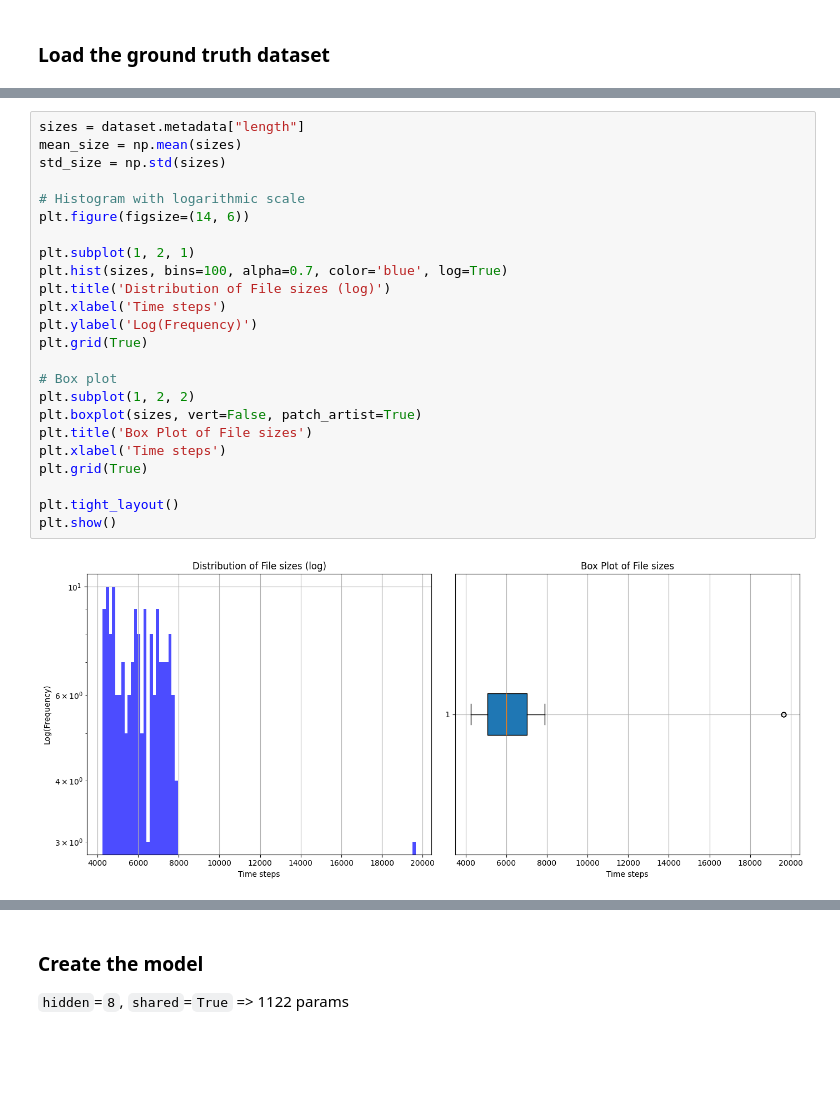
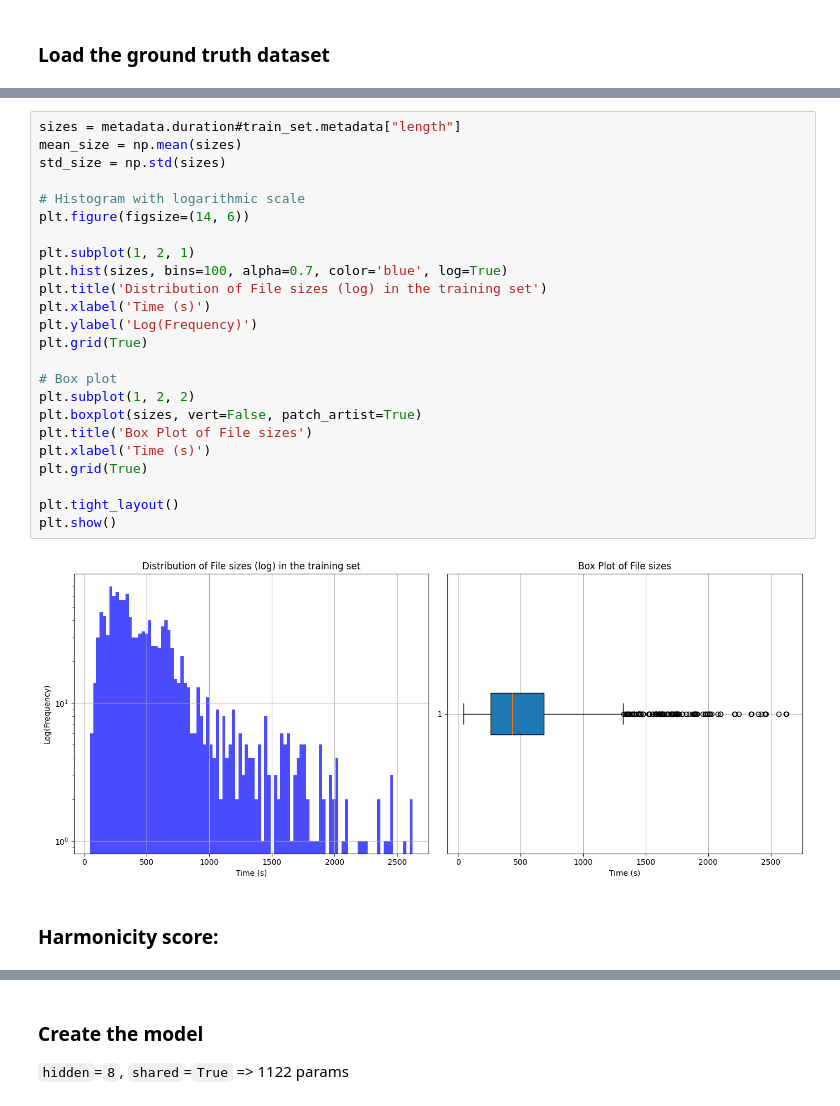
Before and after one commit to edabier/Unrolled-NMF, a Jupyter notebook: training_on_dataset.ipynb, the cells around one changed output, grey strips where cells are left out. Cells and saved outputs as stored; diff of their text form; blank space fills up the shorter version.

```diff
--- a/training_on_dataset.ipynb
+++ b/training_on_dataset.ipynb
@@ -58,28 +94,30 @@ print(f"Train dataset: {len(train_loader)}, valid dataset: {len(valid_loader)}")
 # %% [output]
 Train dataset: 69, valid dataset: 18
 # %%
-sizes = dataset.metadata["length"]
+sizes = metadata.duration#train_set.metadata["length"]
 mean_size = np.mean(sizes)
 std_size = np.std(sizes)
 
 # Histogram with logarithmic scale
 plt.figure(figsize=(14, 6))
 
 plt.subplot(1, 2, 1)
 plt.hist(sizes, bins=100, alpha=0.7, color='blue', log=True)
-plt.title('Distribution of File sizes (log)')
-plt.xlabel('Time steps')
+plt.title('Distribution of File sizes (log) in the training set')
+plt.xlabel('Time (s)')
 plt.ylabel('Log(Frequency)')
 plt.grid(True)
 
 # Box plot
 plt.subplot(1, 2, 2)
 plt.boxplot(sizes, vert=False, patch_artist=True)
 plt.title('Box Plot of File sizes')
-plt.xlabel('Time steps')
+plt.xlabel('Time (s)')
 plt.grid(True)
 
 plt.tight_layout()
 plt.show()
 # %% [output]
-[figure, old version]
+[figure, new version]
+# %% [markdown]
+### Harmonicity score:
```
Also changed, not shown: parts of 15 cells of this notebook, 6 other files.
